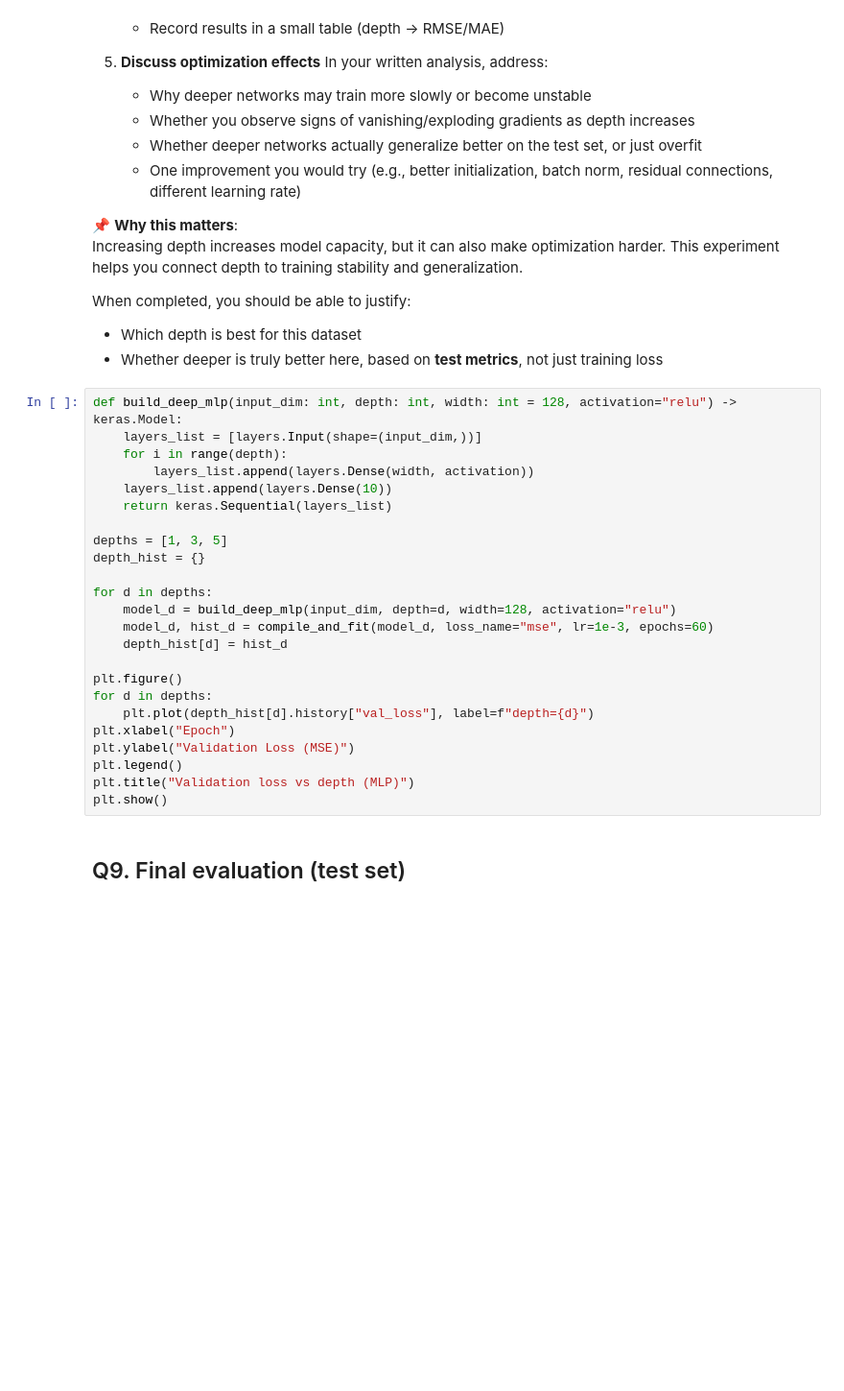
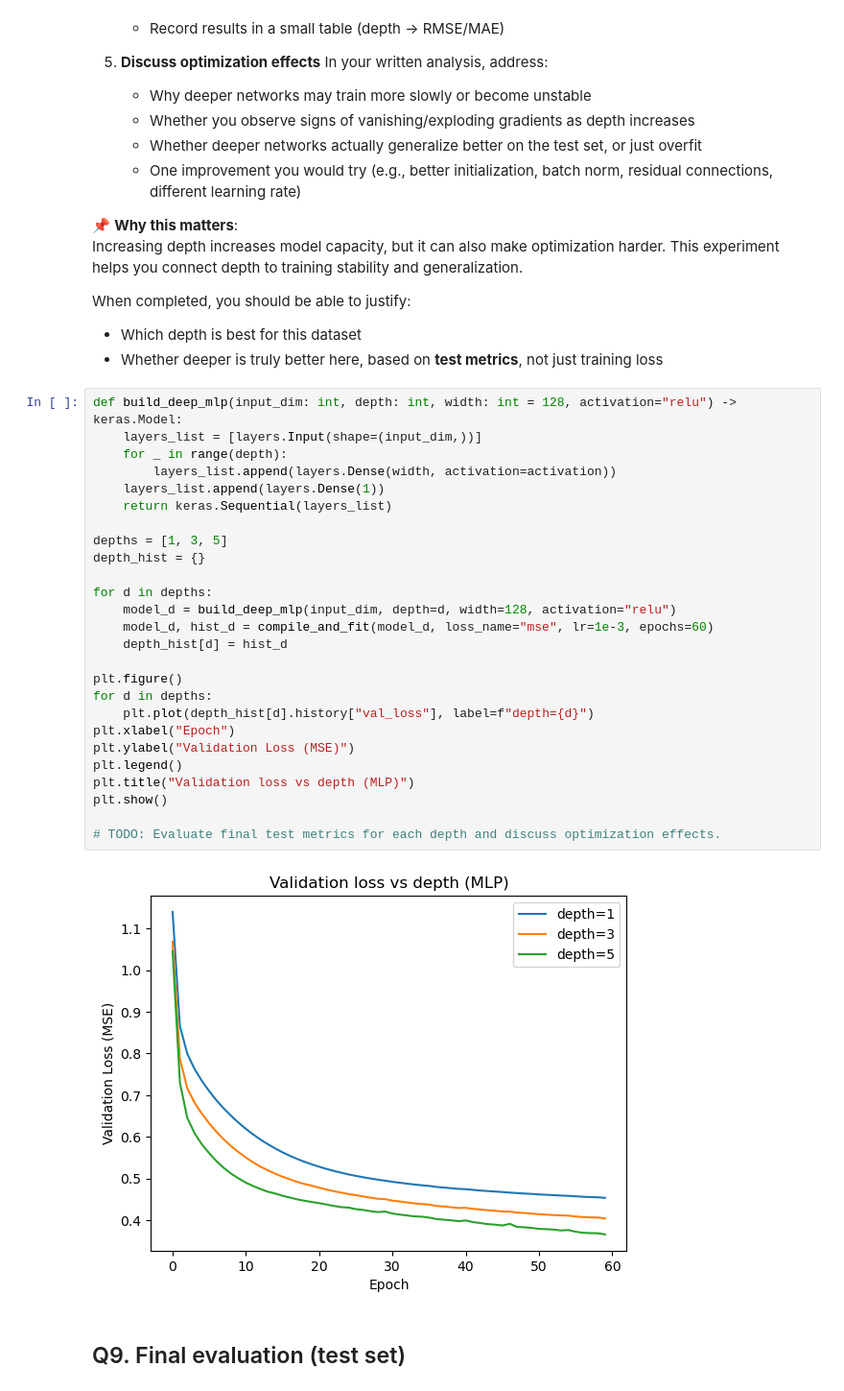
Before and after one commit to MisReid/EE5841-A1, a Jupyter notebook: a1.ipynb, the cells around one changed output. Shown at 96% size. Drawn from its saved outputs; the diff is of its cells as text; blank space fills up the shorter version.

Commit message:
Depth study: 1 vs 3 vs 5 hidden layers

```diff
--- a/a1.ipynb
+++ b/a1.ipynb
@@ -518,27 +518,31 @@ When completed, you should be able to justify:
 # %%
 def build_deep_mlp(input_dim: int, depth: int, width: int = 128, activation="relu") -> keras.Model:
     layers_list = [layers.Input(shape=(input_dim,))]
-    for i in range(depth):
-        layers_list.append(layers.Dense(width, activation))
-    layers_list.append(layers.Dense(10))
+    for _ in range(depth):
+        layers_list.append(layers.Dense(width, activation=activation))
+    layers_list.append(layers.Dense(1))
     return keras.Sequential(layers_list)
 
 depths = [1, 3, 5]
 depth_hist = {}
 
 for d in depths:
     model_d = build_deep_mlp(input_dim, depth=d, width=128, activation="relu")
     model_d, hist_d = compile_and_fit(model_d, loss_name="mse", lr=1e-3, epochs=60)
     depth_hist[d] = hist_d
 
 plt.figure()
 for d in depths:
     plt.plot(depth_hist[d].history["val_loss"], label=f"depth={d}")
 plt.xlabel("Epoch")
 plt.ylabel("Validation Loss (MSE)")
 plt.legend()
 plt.title("Validation loss vs depth (MLP)")
 plt.show()
+
+# TODO: Evaluate final test metrics for each depth and discuss optimization effects.
+# %% [output]
+[figure, added]
 # %% [markdown]
 ## Q9. Final evaluation (test set)
 # %% [markdown]
```
Also changed, not shown: parts of 1 cell of this notebook.
